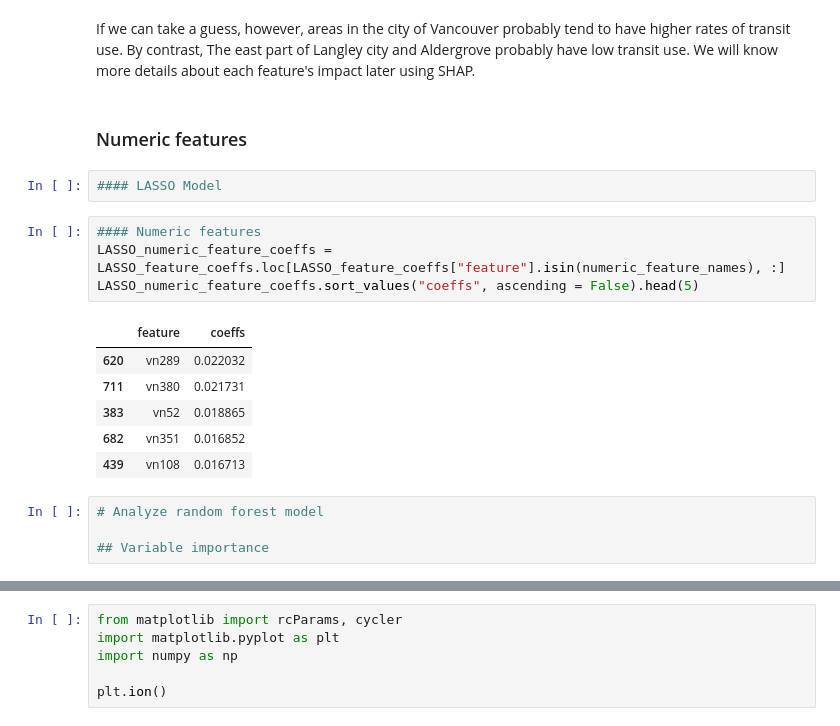
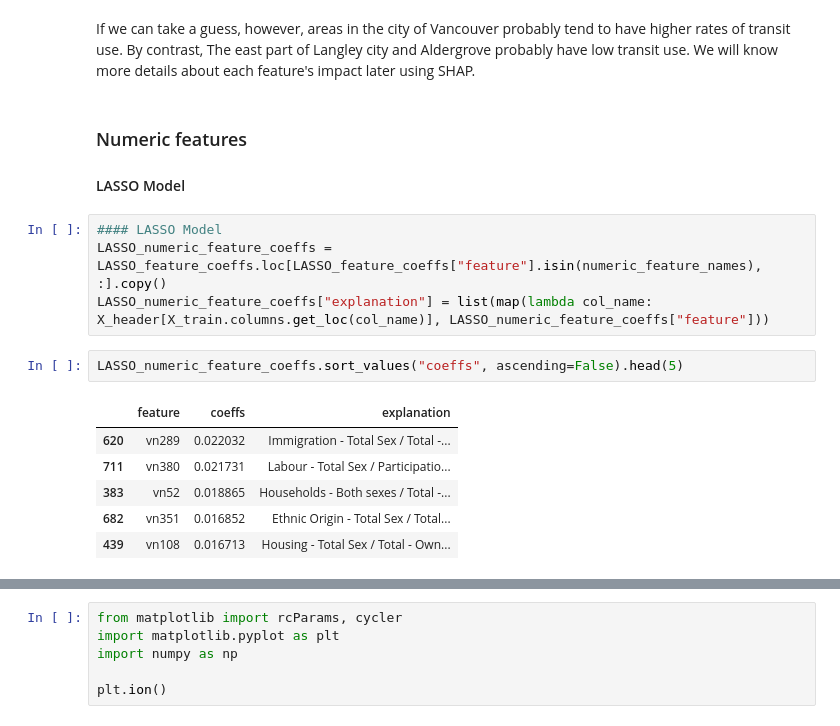
Before and after one commit to ZIBOWANGKANGYU/Vancouver_transit, a Jupyter notebook: book/Model_analysis.ipynb, the cells around one changed output, grey strips where cells are left out. Cells and saved outputs as stored; diff of their text form.

Commit message:
Find important numeric variables

```diff
--- a/book/Model_analysis.ipynb
+++ b/book/Model_analysis.ipynb
@@ -303,20 +303,18 @@ plt.savefig(
 If we can take a guess, however, areas in the city of Vancouver probably tend to have higher rates of transit use. By contrast, The east part of Langley city and Aldergrove probably have low transit use. We will know more details about each feature's impact later using SHAP.
 # %% [markdown]
 ### Numeric features
+
+#### LASSO Model
-# %%
-#### LASSO Model
+# %%
+#### LASSO Model
+LASSO_numeric_feature_coeffs = LASSO_feature_coeffs.loc[LASSO_feature_coeffs["feature"].isin(numeric_feature_names), :].copy()
+LASSO_numeric_feature_coeffs["explanation"] = list(map(lambda col_name: X_header[X_train.columns.get_loc(col_name)], LASSO_numeric_feature_coeffs["feature"]))
 # %%
-#### Numeric features
-LASSO_numeric_feature_coeffs = LASSO_feature_coeffs.loc[LASSO_feature_coeffs["feature"].isin(numeric_feature_names), :]
-LASSO_numeric_feature_coeffs.sort_values("coeffs", ascending = False).head(5)
+LASSO_numeric_feature_coeffs.sort_values("coeffs", ascending=False).head(5)
 # %% [output]
-|  | feature | coeffs |
-| 620 | vn289 | 0.022032 |
-| 711 | vn380 | 0.021731 |
-| 383 | vn52 | 0.018865 |
-| 682 | vn351 | 0.016852 |
-| 439 | vn108 | 0.016713 |
+|  | feature | coeffs | explanation |
+| 620 | vn289 | 0.022032 | Immigration - Total Sex / Total -... |
+| 711 | vn380 | 0.021731 | Labour - Total Sex / Participatio... |
+| 383 | vn52 | 0.018865 | Households - Both sexes / Total -... |
+| 682 | vn351 | 0.016852 | Ethnic Origin - Total Sex / Total... |
+| 439 | vn108 | 0.016713 | Housing - Total Sex / Total - Own... |
-# %%
-# Analyze random forest model
-
-## Variable importance
```
Also changed, not shown: parts of 15 cells of this notebook.
